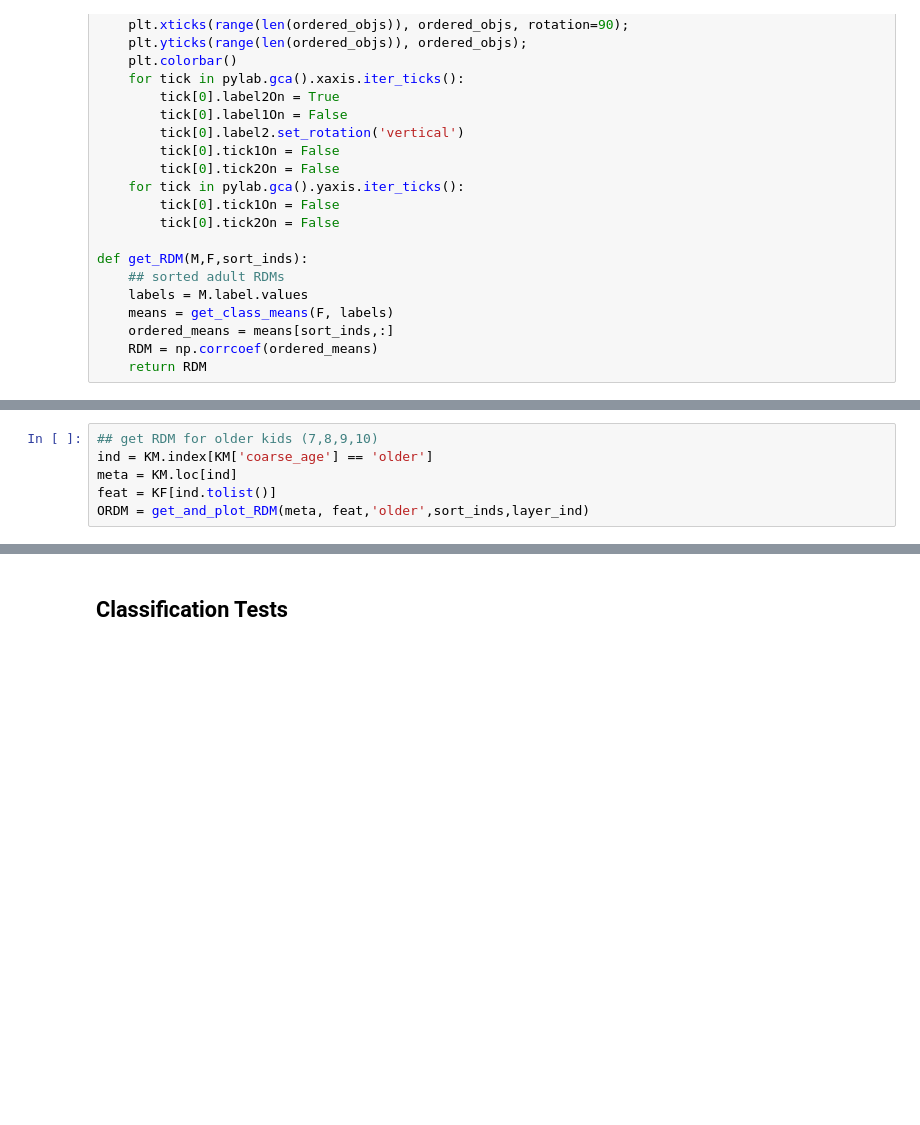
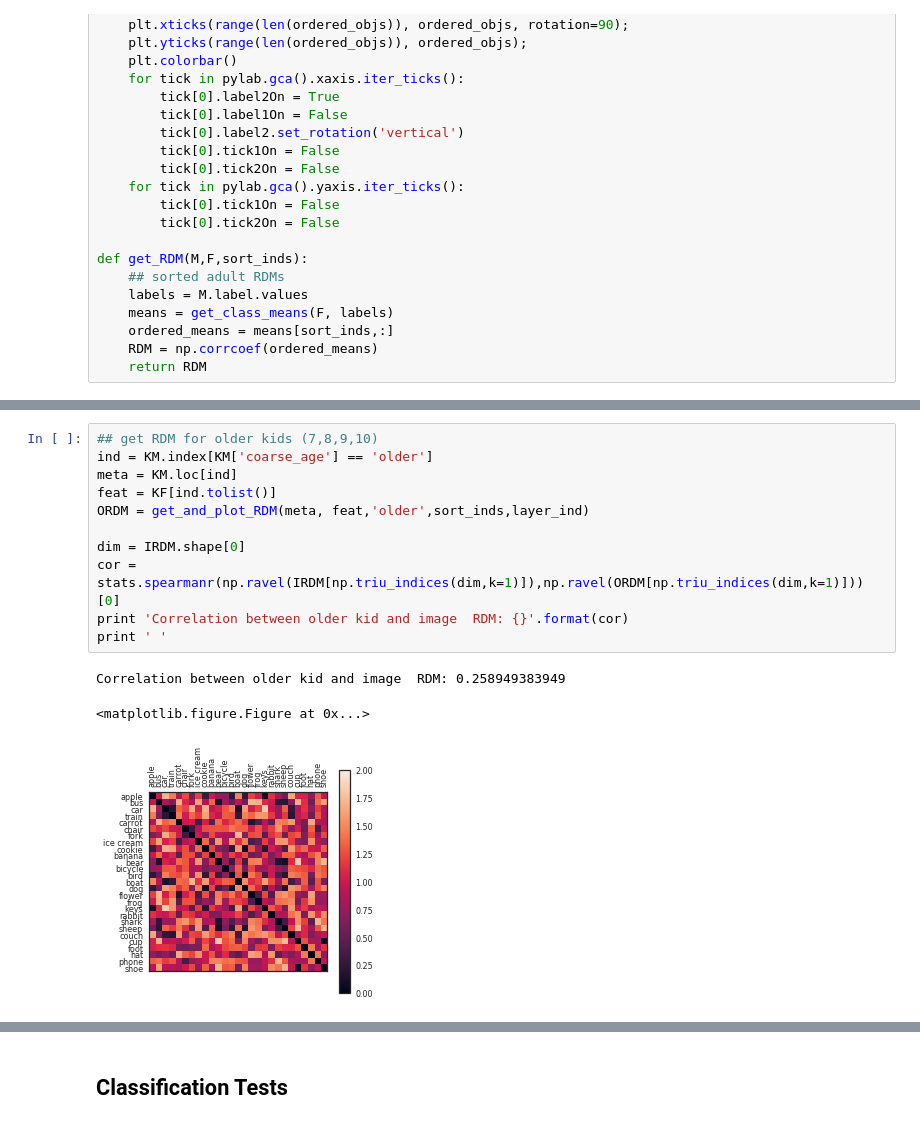
Before and after one commit to brialorelle/kiddraw, a Jupyter notebook: analysis/museumdraw/python/analyze_features_museumdraw_e1_bria.ipynb, the cells around one changed output, grey strips where cells are left out. Cells and saved outputs as stored; diff of their text form; blank space fills up the shorter version.

```diff
--- a/analysis/museumdraw/python/analyze_features_museumdraw_e1_bria.ipynb
+++ b/analysis/museumdraw/python/analyze_features_museumdraw_e1_bria.ipynb
@@ -538,9 +568,18 @@ KRDM = get_and_plot_RDM(KM, KF,'kid',sort_inds,layer_ind)
 # %%
 ## get RDM for older kids (7,8,9,10)
 ind = KM.index[KM['coarse_age'] == 'older']
 meta = KM.loc[ind]
 feat = KF[ind.tolist()]
 ORDM = get_and_plot_RDM(meta, feat,'older',sort_inds,layer_ind)
+
+dim = IRDM.shape[0]
+cor = stats.spearmanr(np.ravel(IRDM[np.triu_indices(dim,k=1)]),np.ravel(ORDM[np.triu_indices(dim,k=1)]))[0]
+print 'Correlation between older kid and image  RDM: {}'.format(cor)
+print ' '
+# %% [output]
+Correlation between older kid and image  RDM: 0.258949383949
+<matplotlib.figure.Figure at 0x...>
+[figure, added]
 # %%
 ## get RDM for younger kids (3,4,5,6)
 ind = KM.index[KM['coarse_age'] == 'younger']
```
Also changed, not shown: parts of 107 cells of this notebook, 1 other file.
